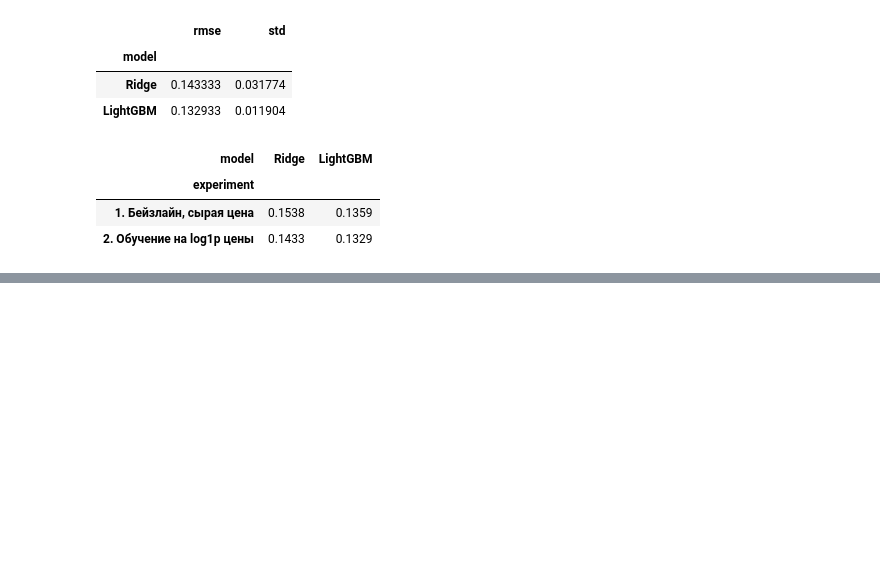
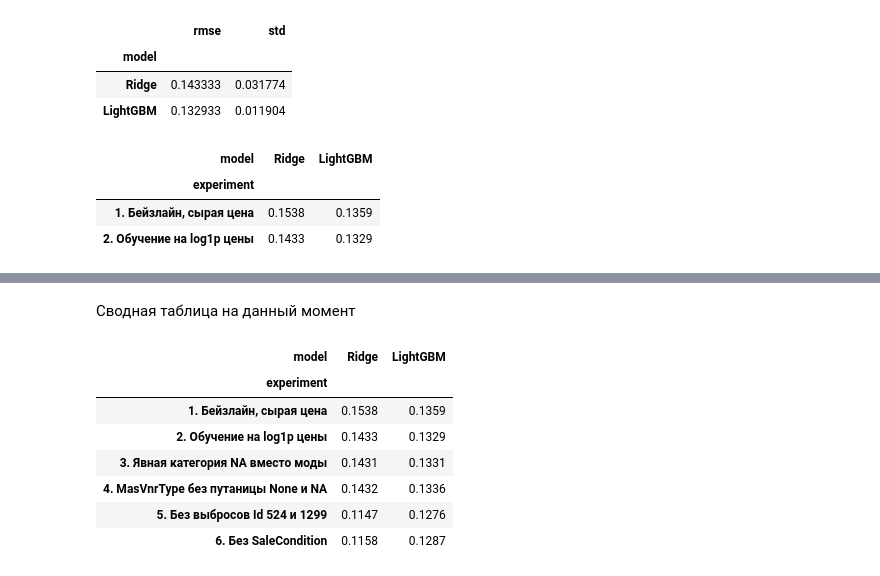
Before and after one commit to LeoFa9/housing_prices, a Jupyter notebook: notebooks/baseline_and_preprocessing.ipynb, the cells around one changed output, grey strips where cells are left out. Saved outputs shown, nothing was run; the diff lists cells and outputs as text; code cells hidden in the pictures; blank space fills up the shorter version.

```diff
--- a/notebooks/baseline_and_preprocessing.ipynb
+++ b/notebooks/baseline_and_preprocessing.ipynb
@@ -171,0 +374,13 @@ show_results()
+# %% [markdown]
+Сводная таблица на данный момент
+# %%
+show_results()
+# %% [output]
+| model | Ridge | LightGBM |
+| experiment |  |  |
+| 1. Бейзлайн, сырая цена | 0.1538 | 0.1359 |
+| 2. Обучение на log1p цены | 0.1433 | 0.1329 |
+| 3. Явная категория NA вместо моды | 0.1431 | 0.1331 |
+| 4. MasVnrType без путаницы None и NA | 0.1432 | 0.1336 |
+| 5. Без выбросов Id 524 и 1299 | 0.1147 | 0.1276 |
+| 6. Без SaleCondition | 0.1158 | 0.1287 |
```
Also changed, not shown: parts of 55 cells of this notebook.
